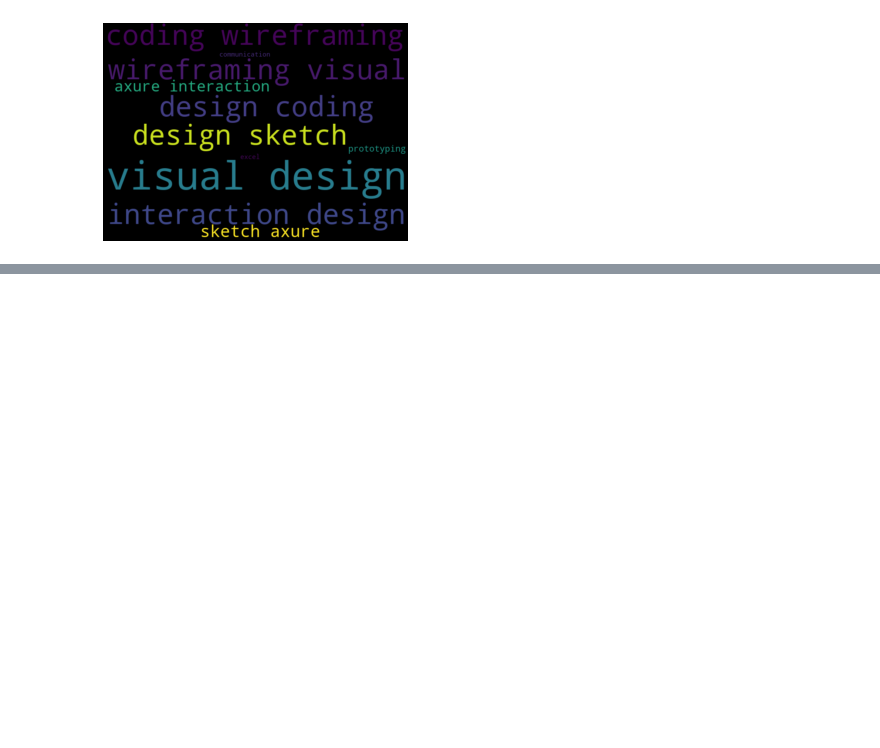
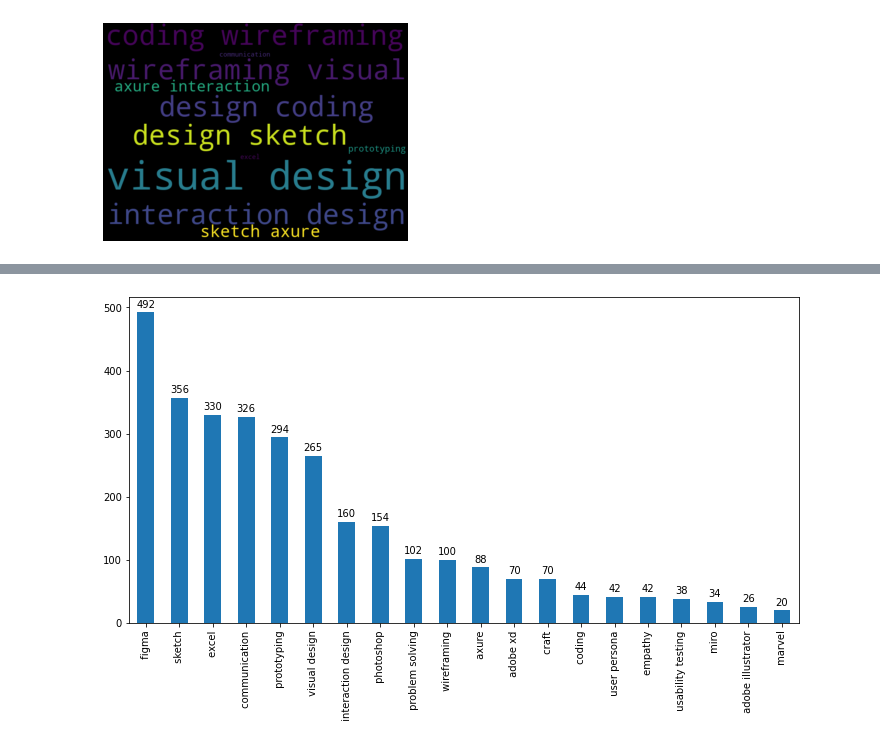
Before and after one commit to dekings44/ui_ux_job_analysis, a Jupyter notebook: main.ipynb, the cells around one changed output, grey strips where cells are left out. Cells and saved outputs as stored; diff of their text form; code cells hidden in the pictures; blank space fills up the shorter version.

Commit message:
counted number of occurrence

```diff
--- a/main.ipynb
+++ b/main.ipynb
@@ -441,0 +444,3 @@ ValueError: We need at least 1 word to plot a word cloud, got 0.
+# %%
+number_of_skills = FreqDist(' '.join([word for word in general['Skills']]).split(','))
+number_of_skills.most_common(20)
@@ -441,0 +465,16 @@ ValueError: We need at least 1 word to plot a word cloud, got 0.
+# %%
+import matplotlib.pyplot as plt
+x_labels = [val[0] for val in number_of_skills.most_common(20) ]
+y_labels = [val[1] for val in number_of_skills.most_common(20) ]
+plt.figure(figsize=(12, 6))
+ax = pd.Series(y_labels).plot(kind='bar')
+ax.set_xticklabels(x_labels)
+plt.xticks(rotation=90)
+
+rects = ax.patches
+
+for rect, label in zip(rects, y_labels):
+    height = rect.get_height()
+    ax.text(rect.get_x() + rect.get_width()/2, height + 5, label, ha='center', va='bottom')
+# %% [output]
+[figure, added]
```
Also changed, not shown: parts of 5 cells of this notebook.
